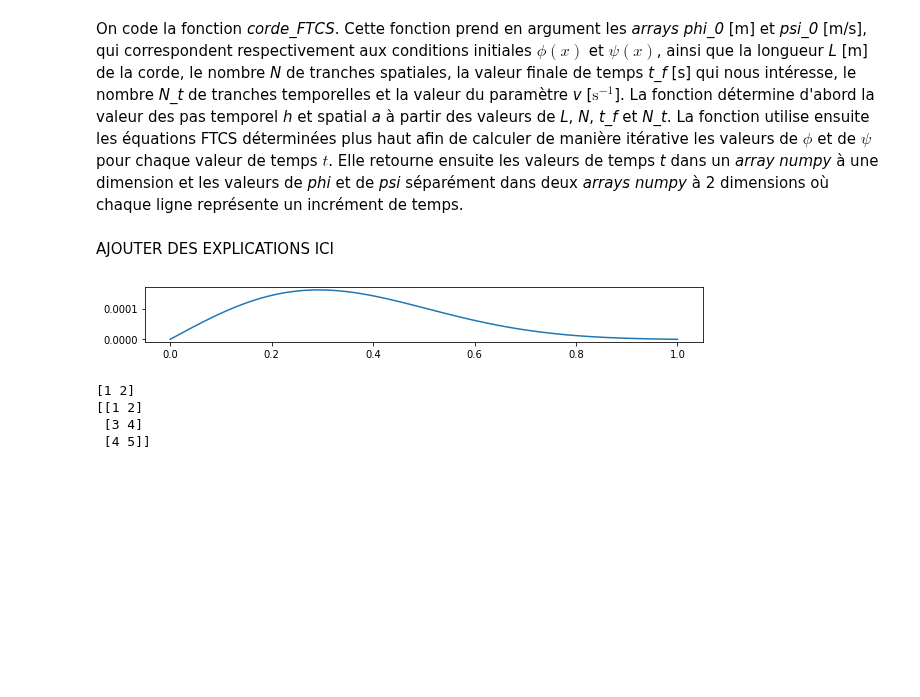
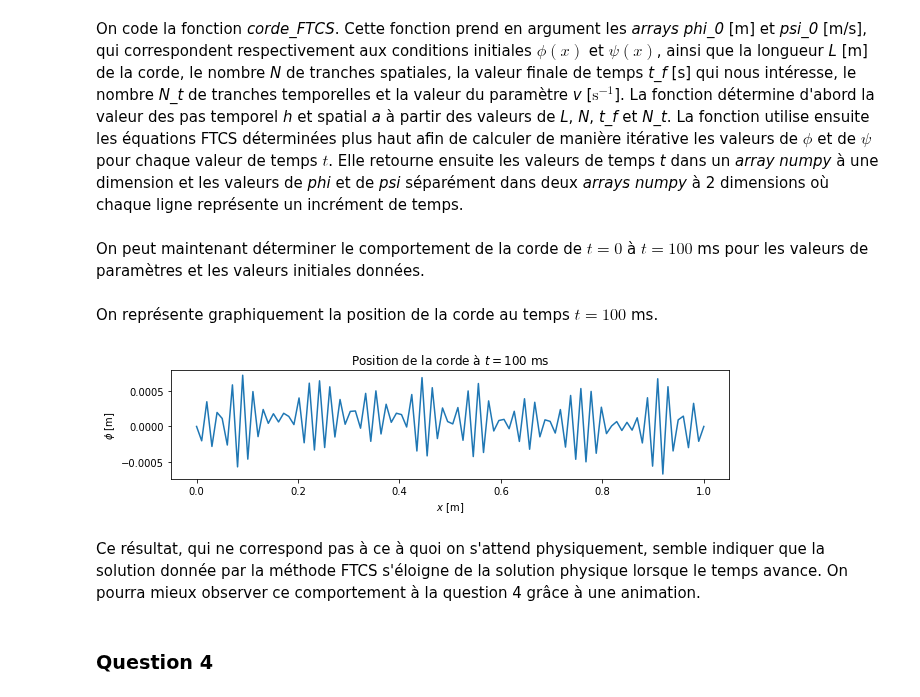
Before and after one commit to Jordan-Charest/PhysNum, a Jupyter notebook: TP4/TP4_Cla.ipynb, the cells around one changed output. Saved outputs shown, nothing was run; the diff lists cells and outputs as text; code cells hidden in the pictures; blank space fills up the shorter version.

```diff
--- a/TP4/TP4_Cla.ipynb
+++ b/TP4/TP4_Cla.ipynb
@@ -60,11 +60,11 @@ def corde_FTCS(phi_0, psi_0, L, N, t_f, N_t, v):
     t = np.linspace(0, t_f, N_t)
     x = np.linspace(0, L, N)
 
-    # valeurs initiales
-    phi = np.array([phi_0])
-    psi = np.array([psi_0])
+    # valeurs initiales en listes
+    phi = [list(phi_0)]
+    psi = [list(psi_0)]
 
-    # processus itératif (zéro au début et à la fin pour les bouts fixes)
+    # processus itératif en listes (zéro au début et à la fin pour les bouts fixes)
     for i in range(len(t)):
         psi_i = [0]
         phi_i = [0]
@@ -75,7 +75,8 @@ def corde_FTCS(phi_0, psi_0, L, N, t_f, N_t, v):
             psi_i.append(psi_j)
         phi_i.append(0)
         psi_i.append(0)
-        phi = np.append(phi, np.array([phi_i]), axis=0)
-        psi = np.append(psi, np.array([psi_i]), axis=0)
+        phi.append(phi_i)
+        psi.append(psi_i)
 
-    return t, phi, psi
+    # conversion en array
+    return t, np.array(phi), np.array(psi)
@@ -121,13 +83,10 @@ def corde_FTCS_2(phi_0, psi_0, L, N, t_f, N_t, v):
-# %% [markdown]
-AJOUTER DES EXPLICATIONS ICI
+# %% [markdown]
+On peut maintenant déterminer le comportement de la corde de $t=0$ à $t=100$ ms pour les valeurs de paramètres et les valeurs initiales données.
 # %%
-# TEST
-# TODO: peaufiner
-
 # données
 L = 1
 N = 100
-t_f = 0.001
+t_f = 0.1
 h = 10**(-6)
 N_t = int(t_f / h)
 C = 1
@@ -141,20 +100,20 @@ x = np.linspace(0, L, N)
 init_psi = C*x*(L-x) / L**2 * np.exp(-(x-d)**2 / (2*sigma**2))
 
 t, phi, psi = corde_FTCS(init_phi, init_psi, L, N, t_f, N_t, v)
+# %% [markdown]
+On représente graphiquement la position de la corde au temps $t=100$ ms.
 # %%
-# représentation graphique
-fig1 = plt.figure(figsize=(10, 1))
+# représentation graphique à t=0.1
+fig1 = plt.figure(figsize=(10, 2))
+fig1.patch.set_facecolor('white')
+plt.xlabel('$x$ [m]')
+plt.ylabel('$\phi$ [m]')
 plt.plot(x, phi[-1])
+plt.title("Position de la corde à $t=100$ ms")
 plt.show()
 # %% [output]
-[figure, old version]
+[figure, new version]
-# %%
-gggh = np.array([[1, 2], [3, 4]])
-print(gggh[0])
-
-print(np.append(gggh, [[4, 5]], axis=0))
-# %% [output]
-[1 2]
-[[1 2]
- [3 4]
- [4 5]]
+# %% [markdown]
+Ce résultat, qui ne correspond pas à ce à quoi on s'attend physiquement, semble indiquer que la solution donnée par la méthode FTCS s'éloigne de la solution physique lorsque le temps avance. On pourra mieux observer ce comportement à la question 4 grâce à une animation.
+# %% [markdown]
+### Question 4
```
Also changed, not shown: parts of 1 cell of this notebook.
